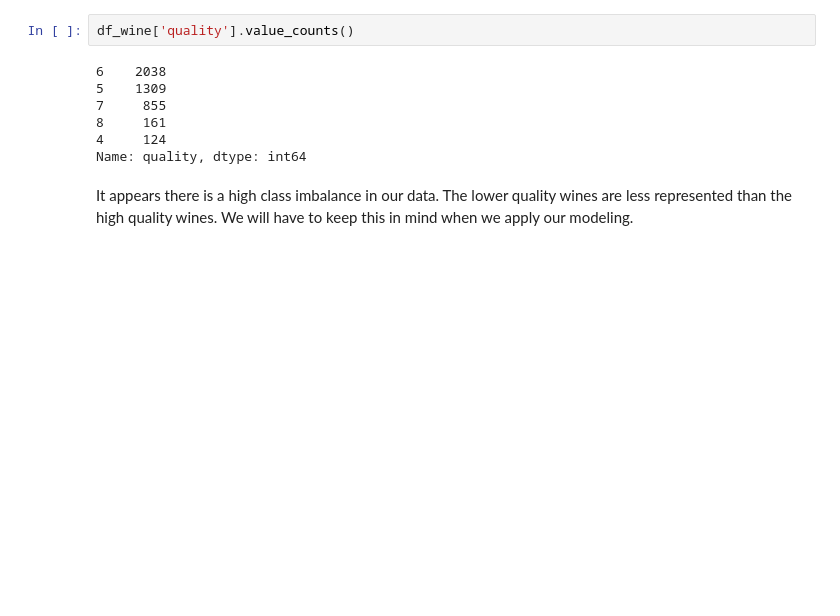
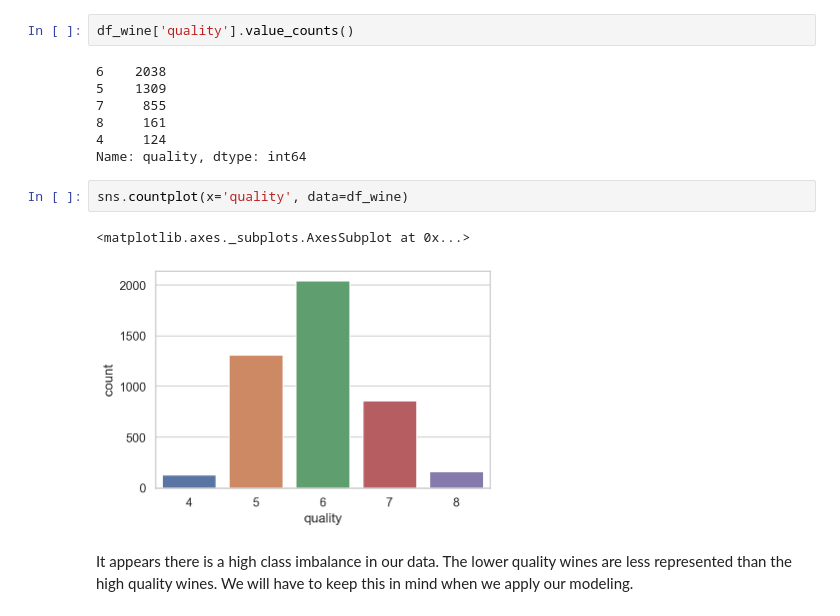
Before and after one commit to Munster2020/HDIP_CSDA_COMP08055, a Jupyter notebook: scikit-learn.ipynb, the cells around one changed output. Drawn from its saved outputs; the diff is of its cells as text; blank space fills up the shorter version.

```diff
--- a/scikit-learn.ipynb
+++ b/scikit-learn.ipynb
@@ -242,6 +243,11 @@ df_wine['quality'].value_counts()
 8     161
 4     124
 Name: quality, dtype: int64
+# %%
+sns.countplot(x='quality', data=df_wine)
+# %% [output]
+<matplotlib.axes._subplots.AxesSubplot at 0x...>
+[figure, added]
 # %% [markdown]
 It appears there is a high class imbalance in our data. The lower quality wines are less represented than the high quality wines. We will have to keep this in mind when we apply our modeling.
 # %% [markdown]
```
Also changed, not shown: parts of 84 cells of this notebook.
